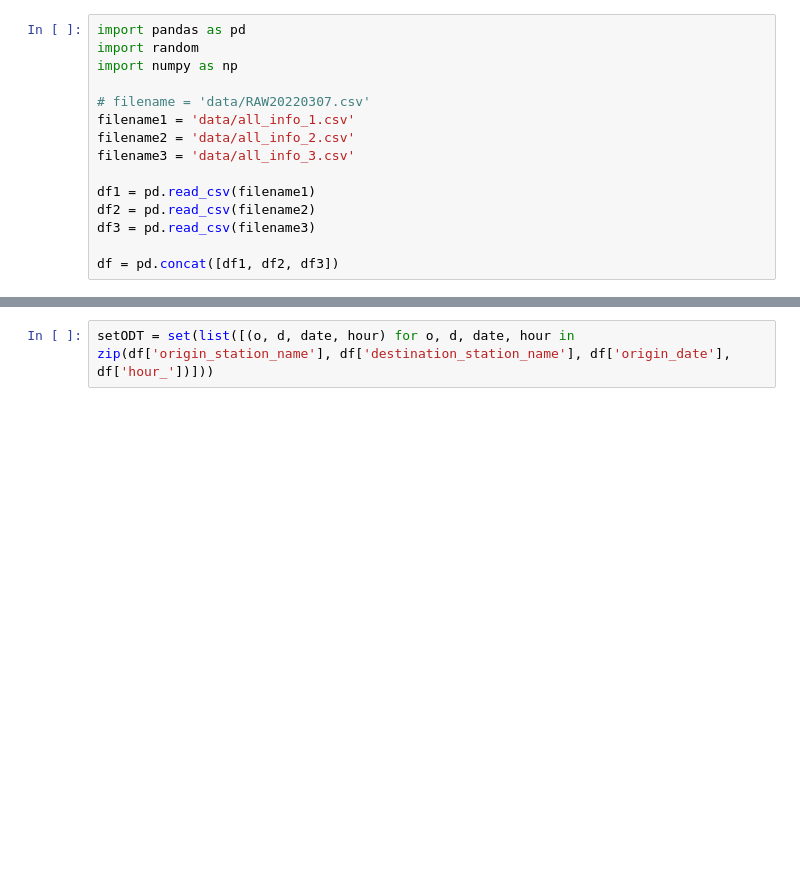
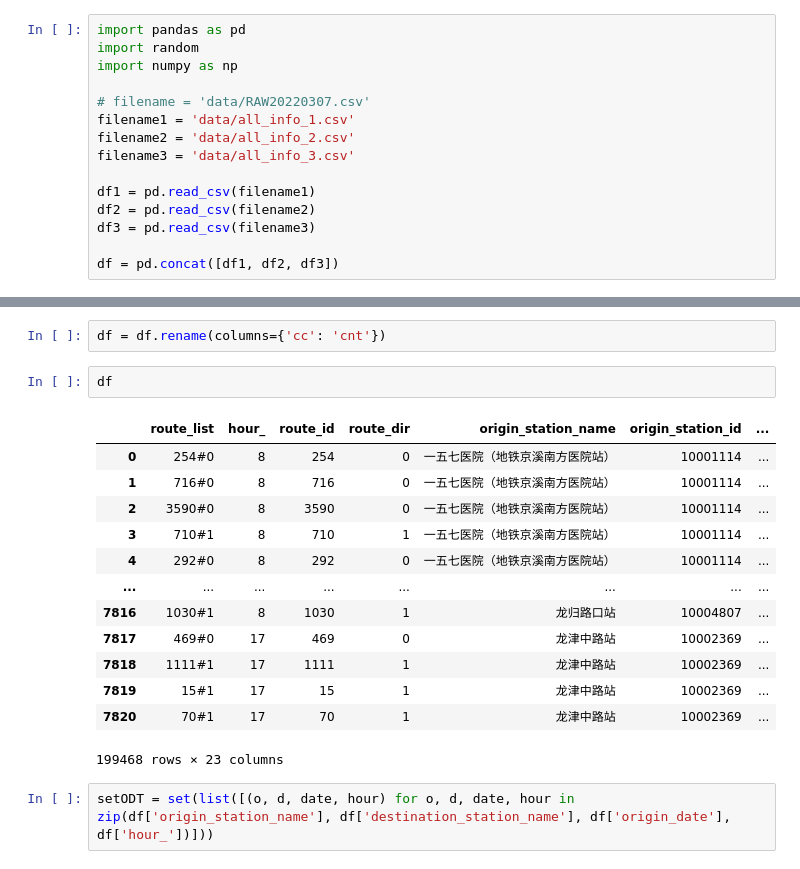
Before and after one commit to tszking/ASU-DNN, a Jupyter notebook: code/datapreprocess.ipynb, the cells around one changed output, grey strips where cells are left out. Saved outputs shown, nothing was run; the diff lists cells and outputs as text; blank space fills up the shorter version.

```diff
--- a/code/datapreprocess.ipynb
+++ b/code/datapreprocess.ipynb
@@ -32,3 +16,21 @@ df1
+# %%
+df = df.rename(columns={'cc': 'cnt'})
+# %%
+df
+# %% [output]
+|  | route_list | hour_ | route_id | route_dir | origin_station_name | origin_station_id | ... |
+| 0 | 254#0 | 8 | 254 | 0 | 一五七医院（地铁京溪南方医院站） | 10001114 | ... |
+| 1 | 716#0 | 8 | 716 | 0 | 一五七医院（地铁京溪南方医院站） | 10001114 | ... |
+| 2 | 3590#0 | 8 | 3590 | 0 | 一五七医院（地铁京溪南方医院站） | 10001114 | ... |
+| 3 | 710#1 | 8 | 710 | 1 | 一五七医院（地铁京溪南方医院站） | 10001114 | ... |
+| 4 | 292#0 | 8 | 292 | 0 | 一五七医院（地铁京溪南方医院站） | 10001114 | ... |
+| ... | ... | ... | ... | ... | ... | ... | ... |
+| 7816 | 1030#1 | 8 | 1030 | 1 | 龙归路口站 | 10004807 | ... |
+| 7817 | 469#0 | 17 | 469 | 0 | 龙津中路站 | 10002369 | ... |
+| 7818 | 1111#1 | 17 | 1111 | 1 | 龙津中路站 | 10002369 | ... |
+| 7819 | 15#1 | 17 | 15 | 1 | 龙津中路站 | 10002369 | ... |
+| 7820 | 70#1 | 17 | 70 | 1 | 龙津中路站 | 10002369 | ... |
+199468 rows × 23 columns
 # %%
 setODT = set(list([(o, d, date, hour) for o, d, date, hour in zip(df['origin_station_name'], df['destination_station_name'], df['origin_date'], df['hour_'])]))
 # %%
```
Also changed, not shown: parts of 9 cells of this notebook, 14 other files.
